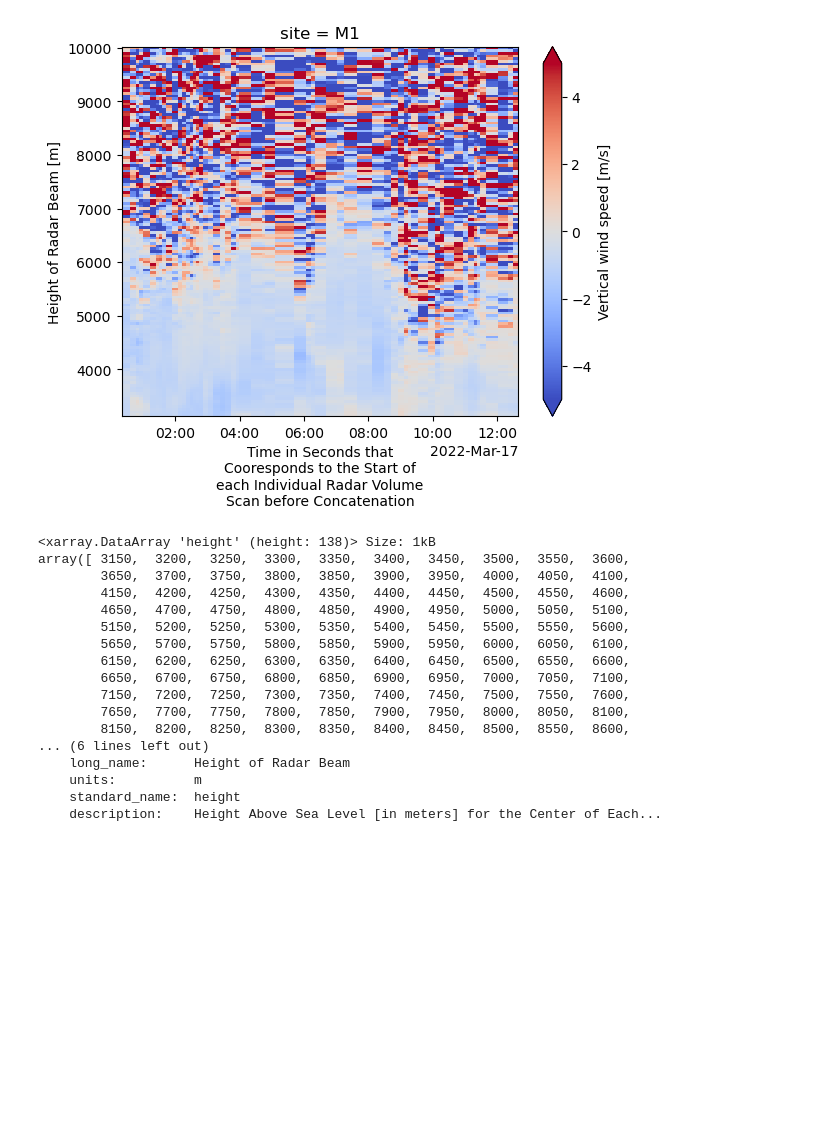
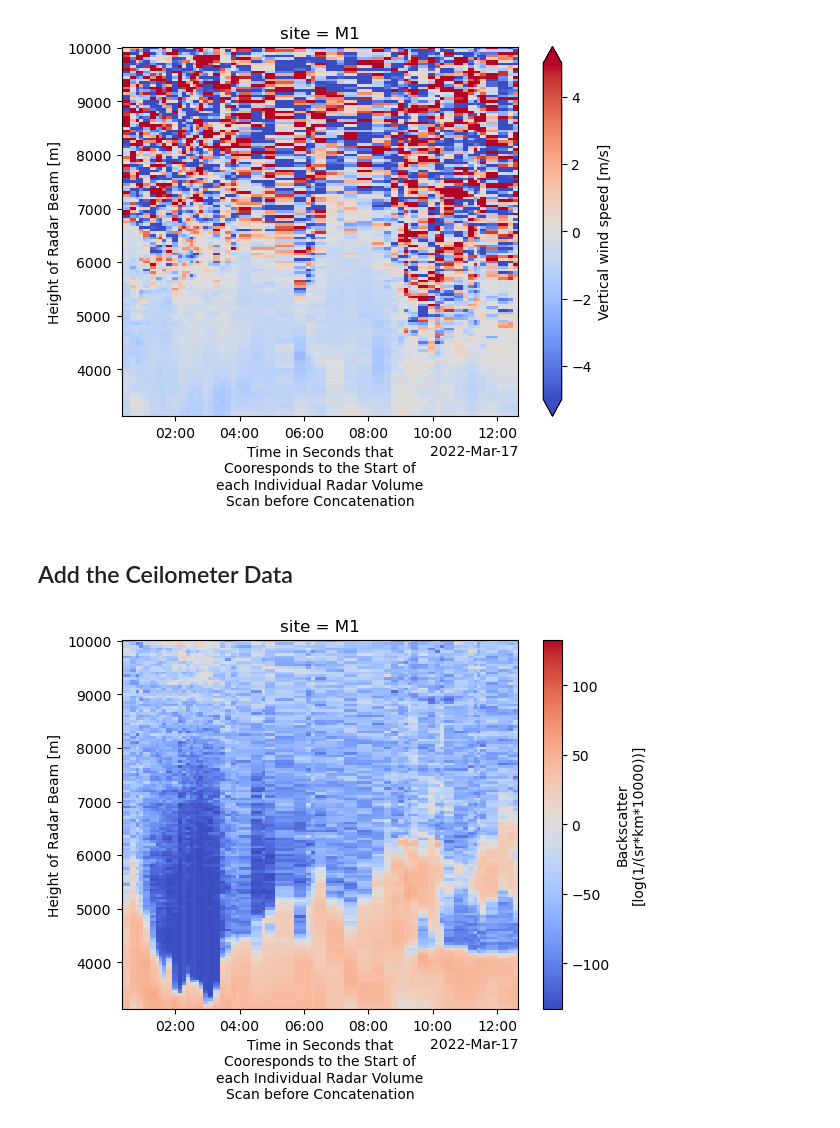
Before and after one commit to jrobrien91/sail-xprecip-radar, a Jupyter notebook: notebooks/VAP/matched_dataset_march_14_2022.ipynb, the cells around one changed output. Saved outputs shown, nothing was run; the diff lists cells and outputs as text; code cells hidden in the pictures; blank space fills up the shorter version.

Commit message:
ENH: Updated with RWP and CEIL

```diff
--- a/notebooks/VAP/matched_dataset_march_14_2022.ipynb
+++ b/notebooks/VAP/matched_dataset_march_14_2022.ipynb
@@ -235,6 +235,12 @@ def match_datasets_act(column, ground, site, discard, resample='sum', DataSet=Fa
         if 'rwp' in ground[0].split('/')[-1]:
             # adjust the RWP heights above ground level
             grd_ds['height'] = grd_ds.height.data + grd_ds.alt.data
+        if 'ceil' in ground[0].split('/')[-1]:
+            # correct ceilometer backscatter
+            grd_ds = act.corrections.correct_ceil(grd_ds, var_name='backscatter')
+            # Rename the range dimension and apply altitude
+            grd_ds = grd_ds.rename({'range' : 'height'})
+            grd_ds['height'] = grd_ds.height.data + grd_ds.alt.data
 
     # Remove Base_Time before Resampling Data since you can't force 1 datapoint to 5 min sum
     if 'base_time' in grd_ds.data_vars:
@@ -419,6 +426,13 @@ discard_var = {'LD' : ['base_time', 'time_offset', 'equivalent_radar_reflectivit
                        ],
                'RWP' : ['base_time', 'time_offset', 'time_bounds', 'height_bounds', 'vertical_wind_speed_count',
                         'vertical_wind_speed_quality_flag', 'lat', 'lon'
+                       ],
+               'ceil': ['base_time', 'time_offset', 'time_bounds', 'range_bounds', 'detection_status',
+                        'status_flag', 'qc_first_cbh', 'qc_vertical_visibility', 'qc_second_cbh', 'qc_alt_highest_signal',
+                        'qc_third_cbh', 'laser_pulse_energy', 'qc_laser_pulse_energy', 'laser_temperature', 'qc_laser_temperature',
+                        'window_transmission', 'qc_window_transmission', 'tilt_angle', 'qc_tilt_angle', 'background_light',
+                        'qc_background_light', 'sum_backscatter', 'qc_sum_backscatter', 'measurement_parameters', 'status_string',
+                        'alt_highest_signal', 'lat', 'lon'
                        ]
               }
 # %% [markdown]
@@ -499,23 +513,17 @@ if len(nrwp) > 0:
     ds.sel(site='M1').vertical_wind_speed.plot(y='height', cmap='coolwarm', vmin=-5, vmax=5)
 # %% [output]
 [figure]
-# %%
-ds.height
-# %% [output]
-<xarray.DataArray 'height' (height: 138)> Size: 1kB
-array([ 3150,  3200,  3250,  3300,  3350,  3400,  3450,  3500,  3550,  3600,
-        3650,  3700,  3750,  3800,  3850,  3900,  3950,  4000,  4050,  4100,
-        4150,  4200,  4250,  4300,  4350,  4400,  4450,  4500,  4550,  4600,
-        4650,  4700,  4750,  4800,  4850,  4900,  4950,  5000,  5050,  5100,
-        5150,  5200,  5250,  5300,  5350,  5400,  5450,  5500,  5550,  5600,
-        5650,  5700,  5750,  5800,  5850,  5900,  5950,  6000,  6050,  6100,
-        6150,  6200,  6250,  6300,  6350,  6400,  6450,  6500,  6550,  6600,
-        6650,  6700,  6750,  6800,  6850,  6900,  6950,  7000,  7050,  7100,
-        7150,  7200,  7250,  7300,  7350,  7400,  7450,  7500,  7550,  7600,
-        7650,  7700,  7750,  7800,  7850,  7900,  7950,  8000,  8050,  8100,
-        8150,  8200,  8250,  8300,  8350,  8400,  8450,  8500,  8550,  8600,
-... (6 lines left out)
-    long_name:      Height of Radar Beam
-    units:          m
-    standard_name:  height
-    description:    Height Above Sea Level [in meters] for the Center of Each...
+# %% [markdown]
+## Add the Ceilometer Data
+# %%
+# Define the file path
+nceil = sorted(glob.glob(INSITU_DIR + '*gucceilM1.b1.' + DATE.replace('-', '') + '*'))
+if len(nceil) > 0:
+
+    # Call Match Datasets ACT
+    ds = match_datasets_act(ds, nceil, 'M1', discard=discard_var['ceil'])
+
+    # Check to make sure the RWP datastream merged in correctly
+    ds.sel(site='M1').backscatter.plot(y='height', cmap='coolwarm')
+# %% [output]
+[figure, added]
```
Also changed, not shown: parts of 12 cells of this notebook.
